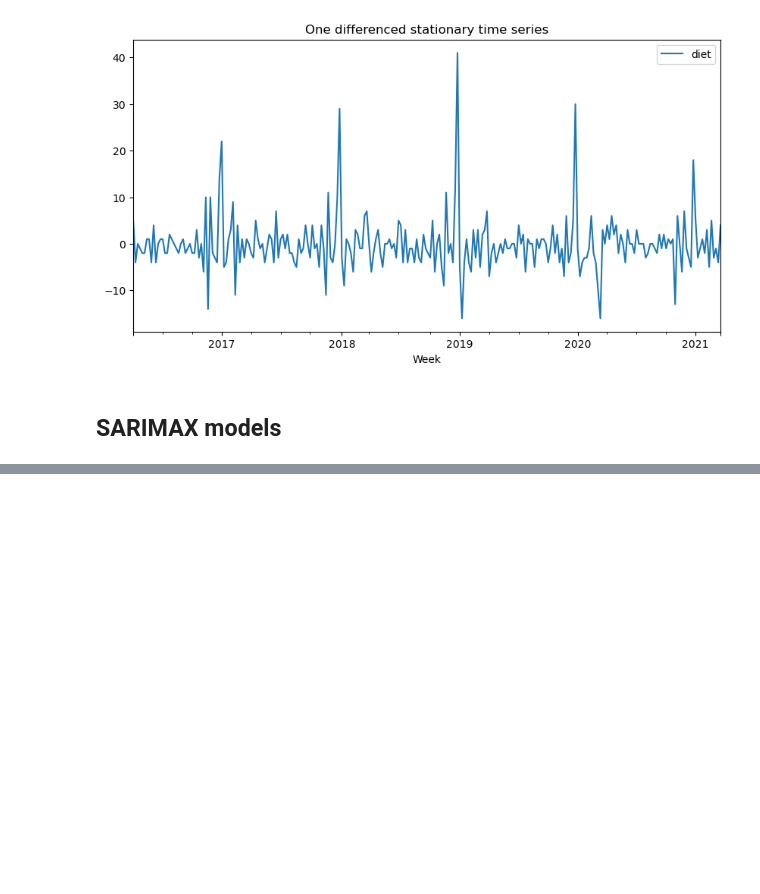
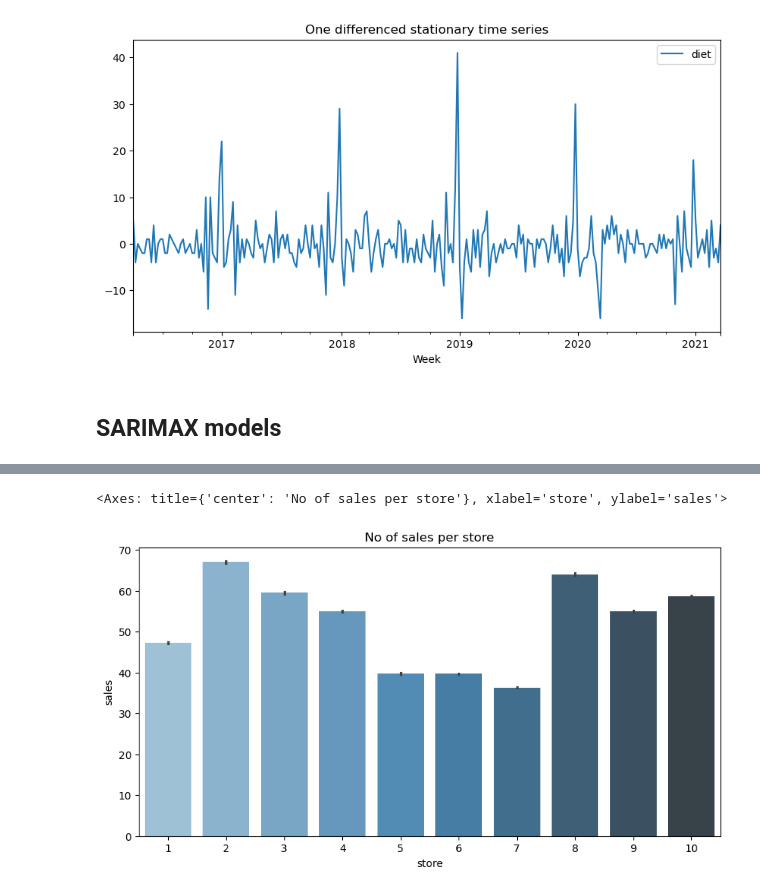
Before and after one commit to ARKA1112/Time_Series_R, a Jupyter notebook: Time_Series_w_Python.ipynb, the cells around one changed output, grey strips where cells are left out. Cells and saved outputs as stored; diff of their text form; code cells hidden in the pictures; blank space fills up the shorter version.

```diff
--- a/Time_Series_w_Python.ipynb
+++ b/Time_Series_w_Python.ipynb
@@ -213,0 +228,3 @@ data.diff().dropna().plot(figsize=(10,5), title="One differenced stationary time
+# %%
+df = pd.read_csv('walmart_train.csv')
+df.head()
@@ -213,0 +264,2 @@ data.diff().dropna().plot(figsize=(10,5), title="One differenced stationary time
+# %%
+df_train, df_test = train_test_split(df, train_size=0.7, random_state=20, shuffle=True)
@@ -213,0 +308,6 @@ data.diff().dropna().plot(figsize=(10,5), title="One differenced stationary time
+# %%
+plt.title("No of sales per store")
+sns.barplot(data=df_train, x='store', y='sales', palette='Blues_d')
+# %% [output]
+<Axes: title={'center': 'No of sales per store'}, xlabel='store', ylabel='sales'>
+[figure, added]
```
Also changed, not shown: parts of 23 cells of this notebook.
